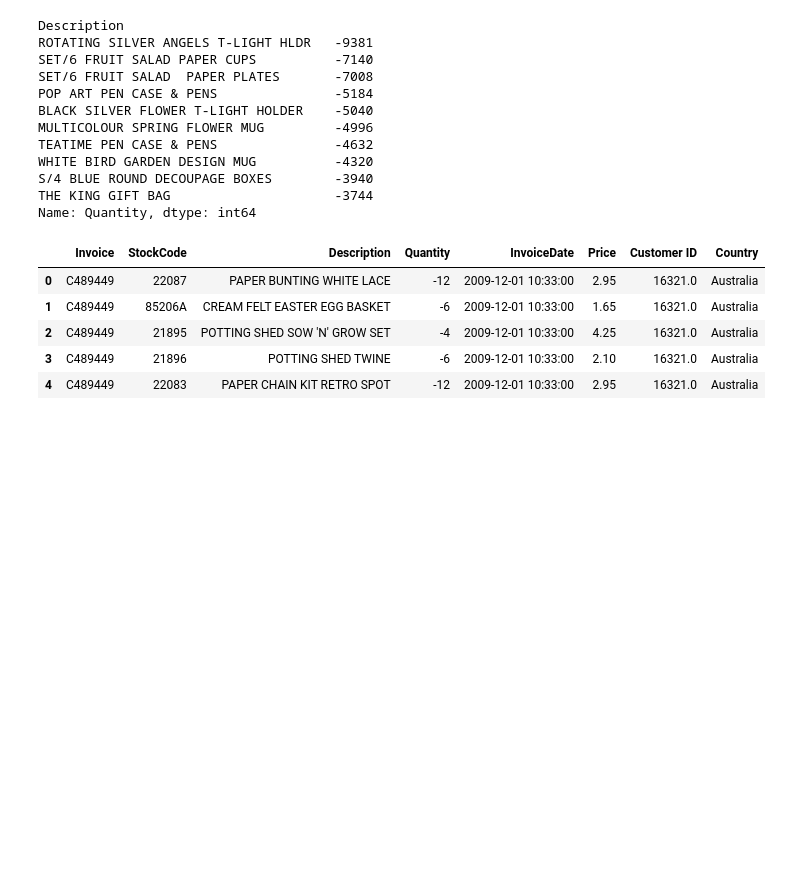
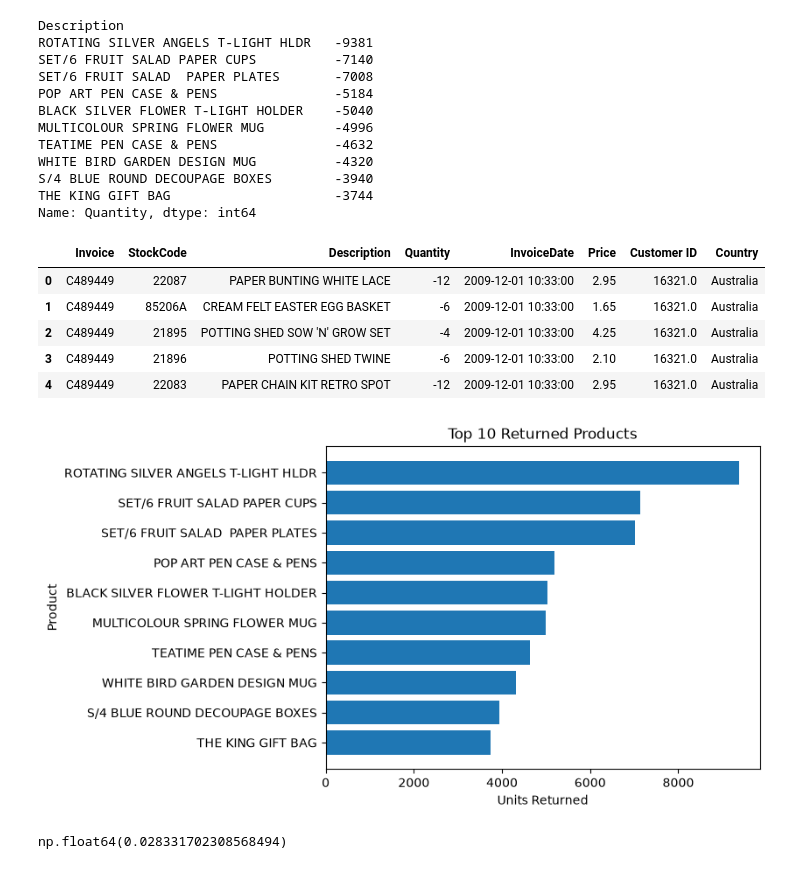
Before and after one commit to Zahin826/ecommerce-sales-analysis-1, a Jupyter notebook: notebooks/02_analysis.ipynb, the cells around one changed output. Saved outputs shown, nothing was run; the diff lists cells and outputs as text; code cells hidden in the pictures; blank space fills up the shorter version.

Commit message:
Add returns analysis

```diff
--- a/notebooks/02_analysis.ipynb
+++ b/notebooks/02_analysis.ipynb
@@ -151,7 +151,8 @@ df[df['StockCode'].str.len() < 5][['StockCode', 'Description']].drop_duplicates(
 |  | StockCode | Description |
 | 59785 | PADS | PADS TO MATCH ALL CUSHIONS |
 # %%
-df_return.groupby('Description')['Quantity'].sum().sort_values().head(10)
+top_returns = df_return.groupby('Description')['Quantity'].sum().sort_values().head(10)
+top_returns
 # %% [output]
 Description
 ROTATING SILVER ANGELS T-LIGHT HLDR   -9381
@@ -174,3 +175,21 @@ df_return.head()
 | 2 | C489449 | 21895 | POTTING SHED SOW 'N' GROW SET | -4 | 2009-12-01 10:33:00 | 4.25 | 16321.0 | Australia |
 | 3 | C489449 | 21896 | POTTING SHED TWINE | -6 | 2009-12-01 10:33:00 | 2.10 | 16321.0 | Australia |
 | 4 | C489449 | 22083 | PAPER CHAIN KIT RETRO SPOT | -12 | 2009-12-01 10:33:00 | 2.95 | 16321.0 | Australia |
+# %%
+import matplotlib.pyplot as plt
+#top_products = -(top_returns.groupby('Description')['Quantity'].sum().round(0).sort_values(ascending=False).head(10))
+plt.barh(top_returns.index, -top_returns.values)
+plt.title('Top 10 Returned Products')
+plt.xlabel('Units Returned')
+plt.ylabel('Product')
+plt.gca().invert_yaxis()
+plt.savefig('../images/top_returns.png', dpi=150, bbox_inches='tight')
+plt.show()
+# %% [output]
+[figure, added]
+# %%
+units_returned = -df_return['Quantity'].sum()
+units_sold = df['Quantity'].sum()
+units_returned / units_sold
+# %% [output]
+np.float64(0.028331702308568494)
```
Also changed, not shown: parts of 5 cells of this notebook, 2 other files.
